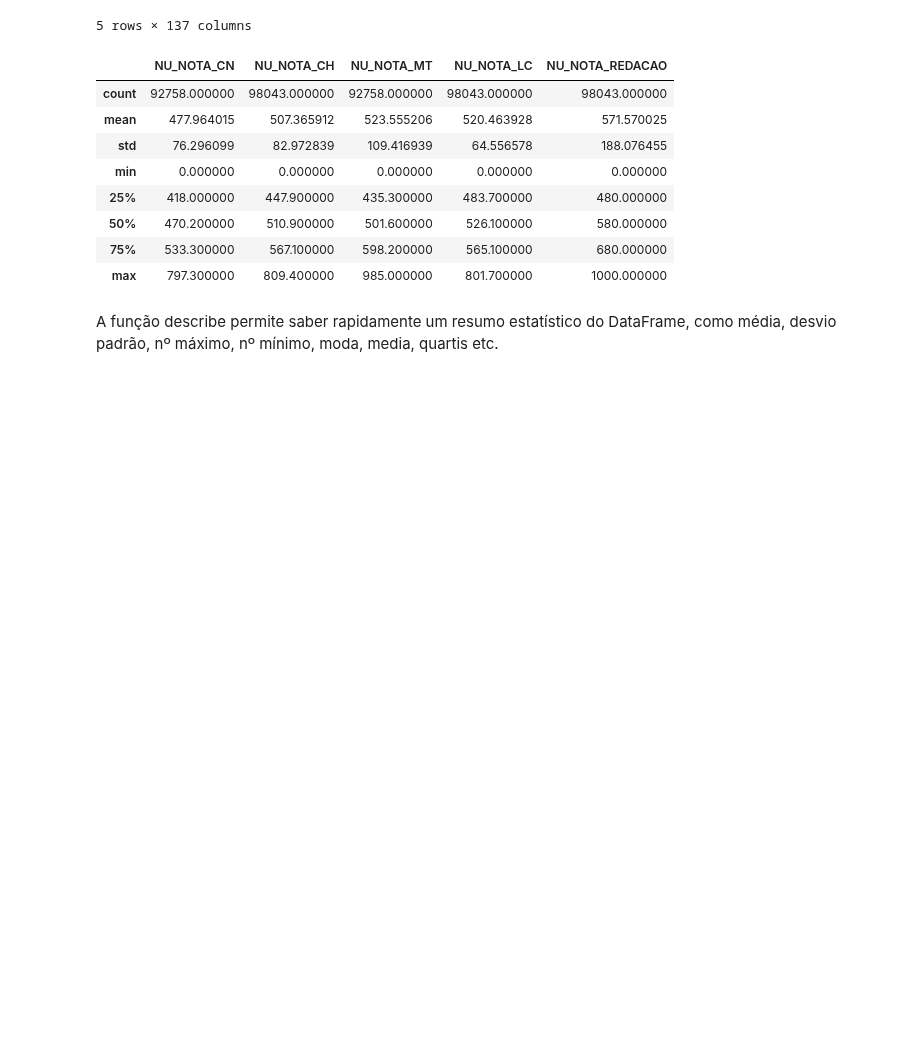
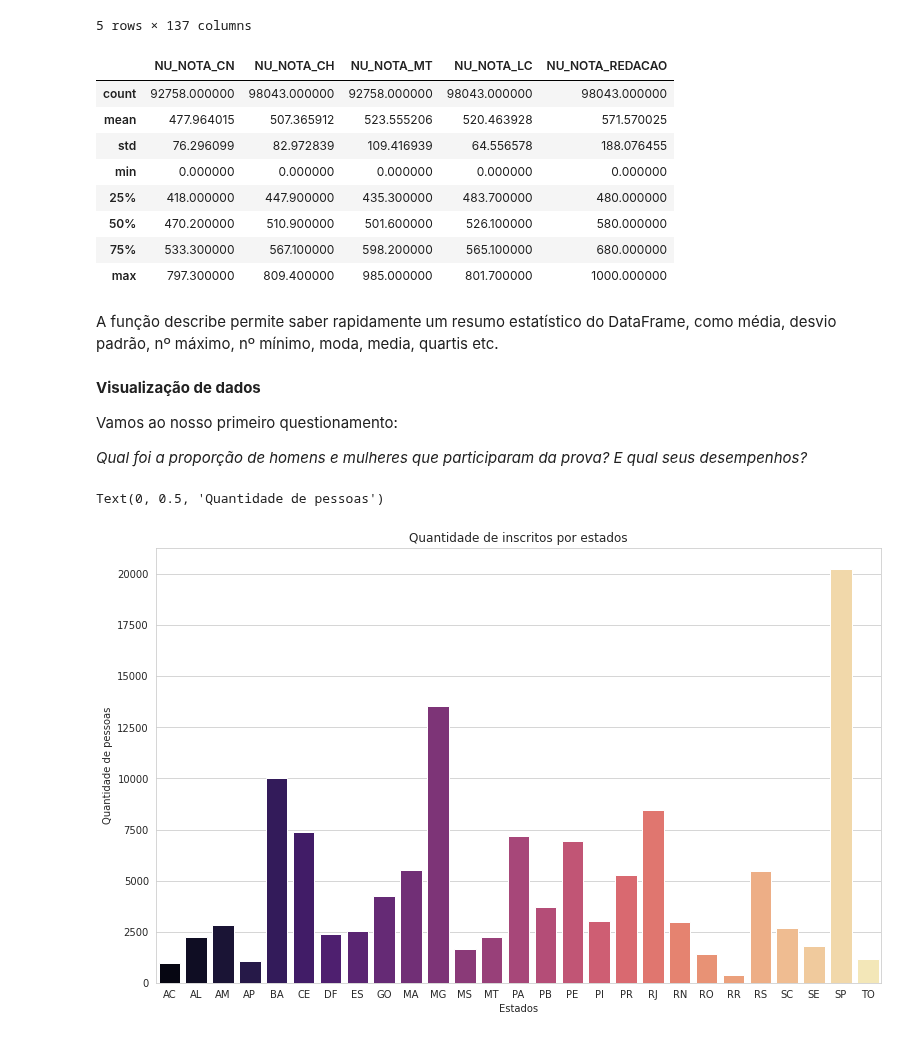
Before and after one commit to GuiiLuiss/Horse-Colic-Dataset, a Jupyter notebook: Guilherme_Luis_Rodrigues_Anselmo_da_Silva.ipynb, the cells around one changed output. Drawn from its saved outputs; the diff is of its cells as text; code cells hidden in the pictures; blank space fills up the shorter version.

```diff
--- a/Guilherme_Luis_Rodrigues_Anselmo_da_Silva.ipynb
+++ b/Guilherme_Luis_Rodrigues_Anselmo_da_Silva.ipynb
@@ -117,3 +119,27 @@ dados[provas].describe()
 | max | 797.300000 | 809.400000 | 985.000000 | 801.700000 | 1000.000000 |
 # %% [markdown]
 A função describe permite saber rapidamente um resumo estatístico do DataFrame, como média, desvio padrão, nº máximo, nº mínimo, moda, media, quartis etc.
+# %% [markdown]
+**Visualização de dados**
+
+Vamos ao nosso primeiro questionamento:
+
+*Qual foi a proporção de homens e mulheres que participaram da prova? E qual seus desempenhos?*
+# %%
+#Criando uma variável com os estados ordenados
+
+estados = dados['SG_UF_RESIDENCIA'].unique()
+estados.sort()
+# %%
+#Criando variável com a quantidade de participantes por estado
+participantes_estado = dados['SG_UF_RESIDENCIA'].value_counts().sort_index()
+# %%
+plt.figure(figsize=(13,8))
+sns.set_style('whitegrid')
+sns.barplot(x=estados, y=participantes_estado, data=dados,palette='magma')
+plt.title("Quantidade de inscritos por estados")
+plt.xlabel("Estados")
+plt.ylabel("Quantidade de pessoas")
+# %% [output]
+Text(0, 0.5, 'Quantidade de pessoas')
+[figure, added]
```
Also changed, not shown: parts of 10 cells of this notebook.
